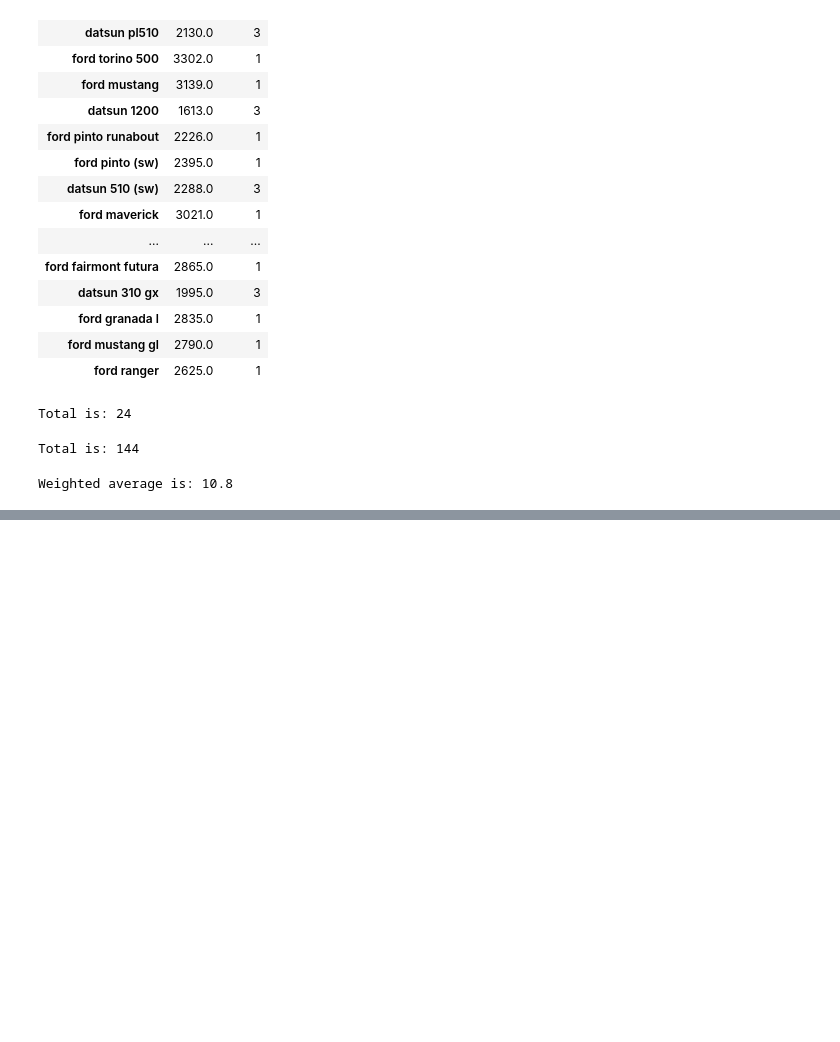
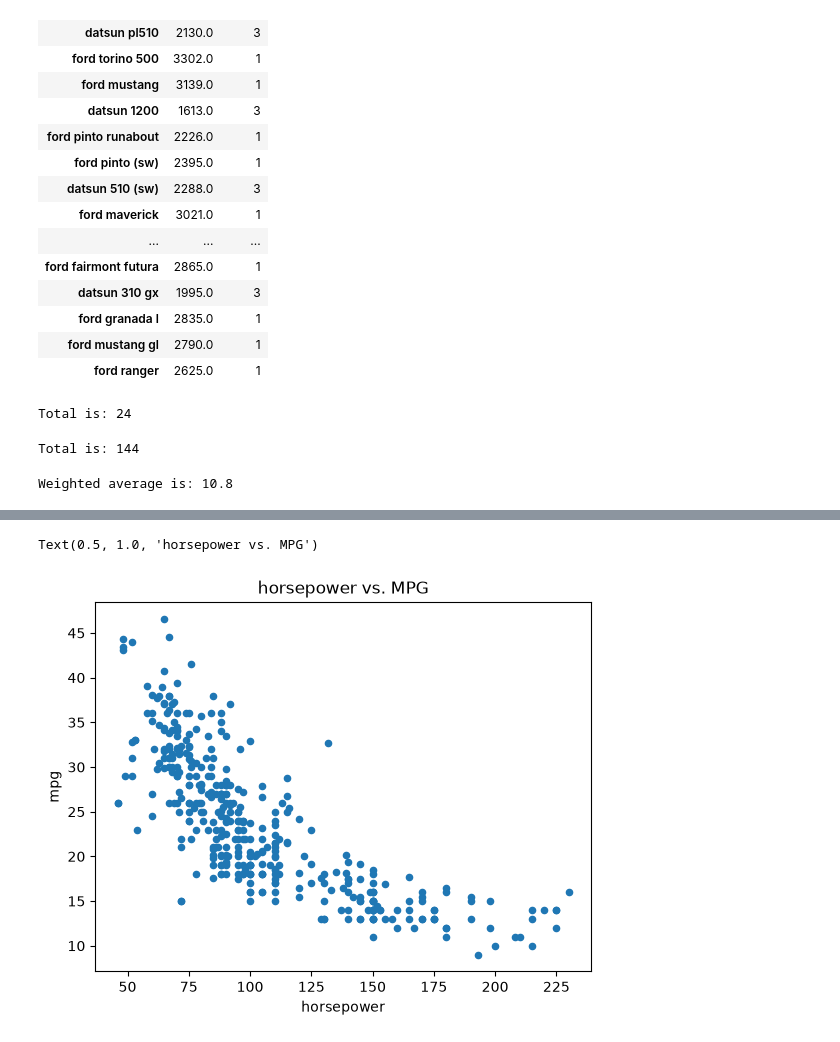
Before and after one commit to Nattawut30/Math-Algorithmic-Trading, a Jupyter notebook: Probability_Statistics/01_statistical_learning.ipynb, the cells around one changed output, grey strips where cells are left out. Drawn from its saved outputs; the diff is of its cells as text; code cells hidden in the pictures; blank space fills up the shorter version.

```diff
--- a/Probability_Statistics/01_statistical_learning.ipynb
+++ b/Probability_Statistics/01_statistical_learning.ipynb
@@ -1133,0 +1188,8 @@ Weighted average is: 10.8
+# %%
+# The plot mathods of a data frame return a familiar object: an axes.
+
+ax = Auto.plot.scatter('horsepower', 'mpg');
+ax.set_title('horsepower vs. MPG')
+# %% [output]
+Text(0.5, 1.0, 'horsepower vs. MPG')
+[figure, added]
```
Also changed, not shown: parts of 18 cells of this notebook, 2 other files.
